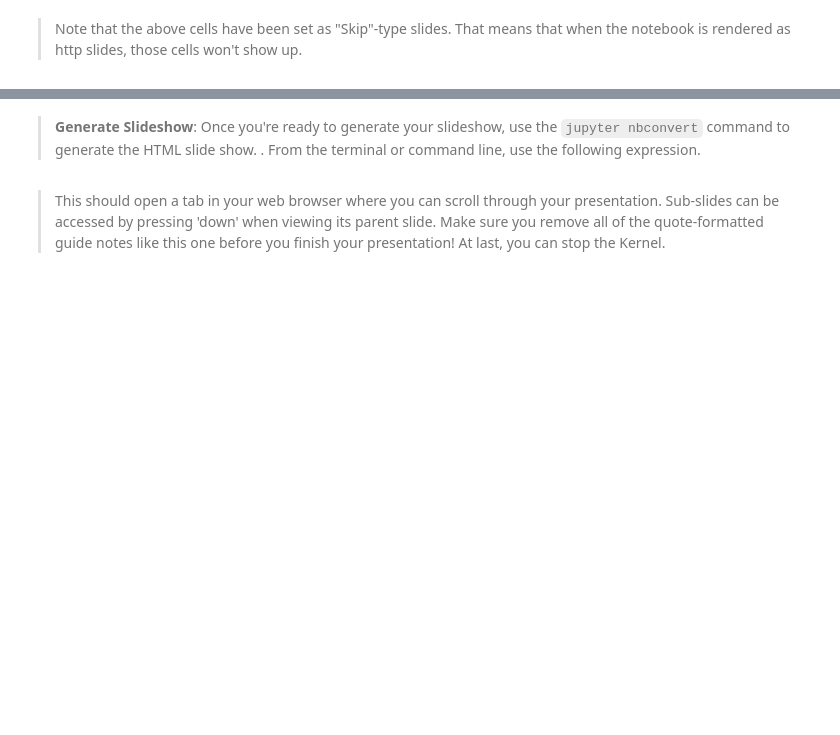
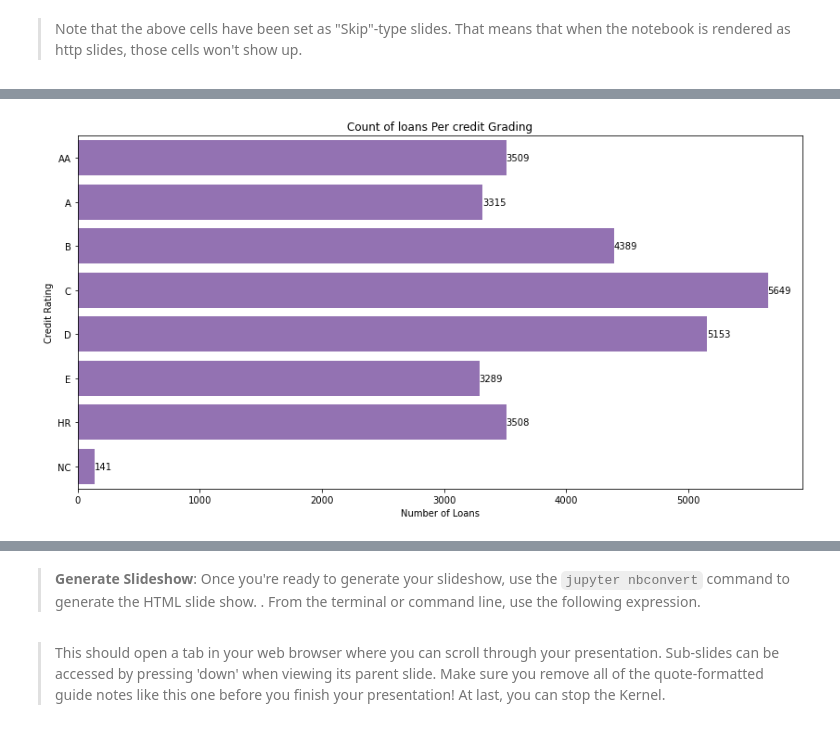
Before and after one commit to zadmainda/exploratory-visuals, a Jupyter notebook: Part_II_slide_deck.ipynb, the cells around one changed output, grey strips where cells are left out. Drawn from its saved outputs; the diff is of its cells as text; code cells hidden in the pictures; blank space fills up the shorter version.

```diff
--- a/Part_II_slide_deck.ipynb
+++ b/Part_II_slide_deck.ipynb
@@ -31,3 +29,4 @@ import warnings
 warnings.simplefilter("ignore")
 # %%
 # load in the dataset into a pandas dataframe
+loan_clean = pd.read_csv('loan_clean.csv')
@@ -57,0 +77,12 @@ but feel free to add more if you'd like!
+# %%
+# plot bar chart
+
+plt.figure(figsize = (14,7))
+
+draw_bar('CreditGrade')
+
+plt.xlabel('Number of Loans')
+plt.ylabel('Credit Rating')
+plt.title('Count of loans Per credit Grading');
+# %% [output]
+[figure, added]
```
Also changed, not shown: parts of 11 cells of this notebook.
